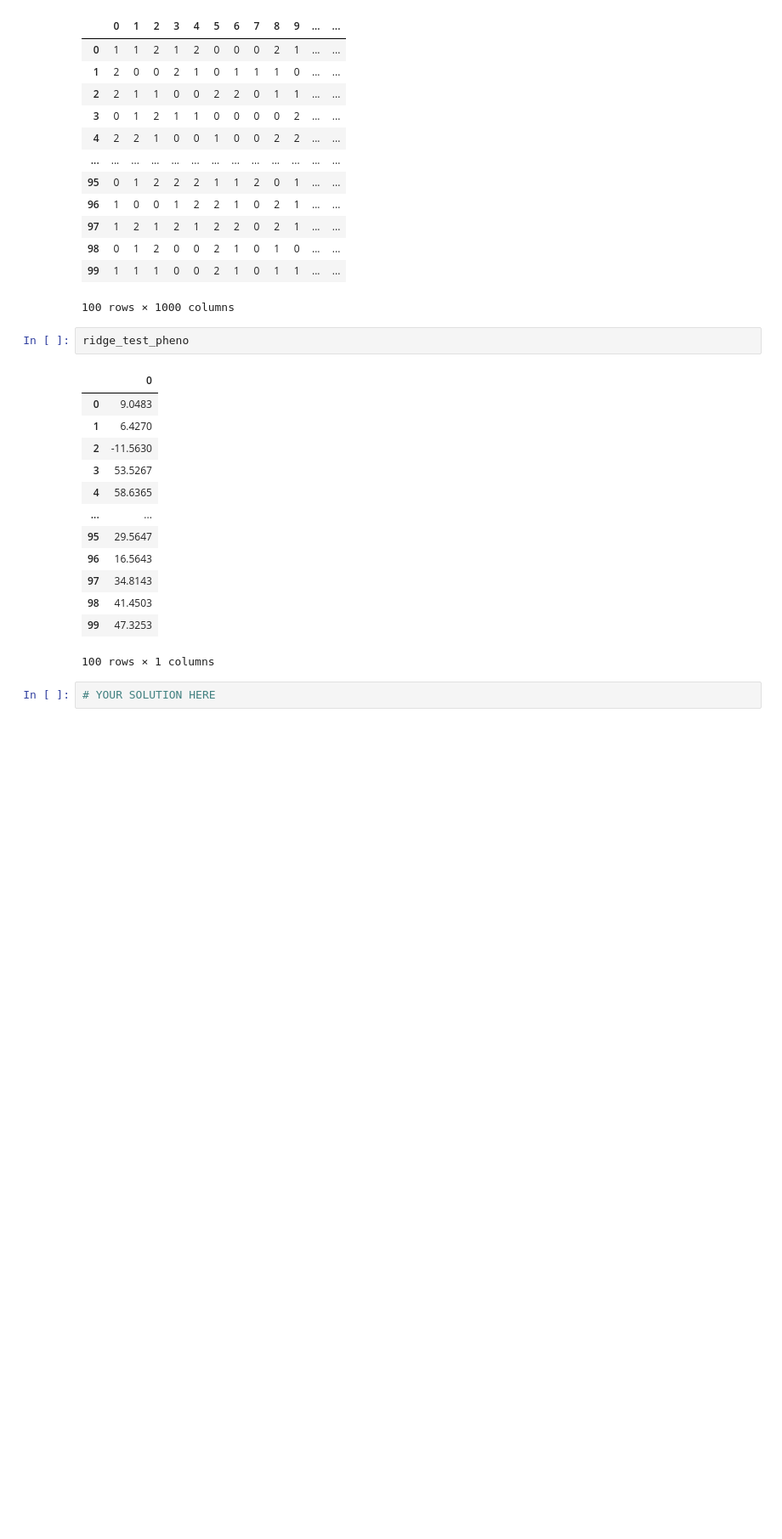
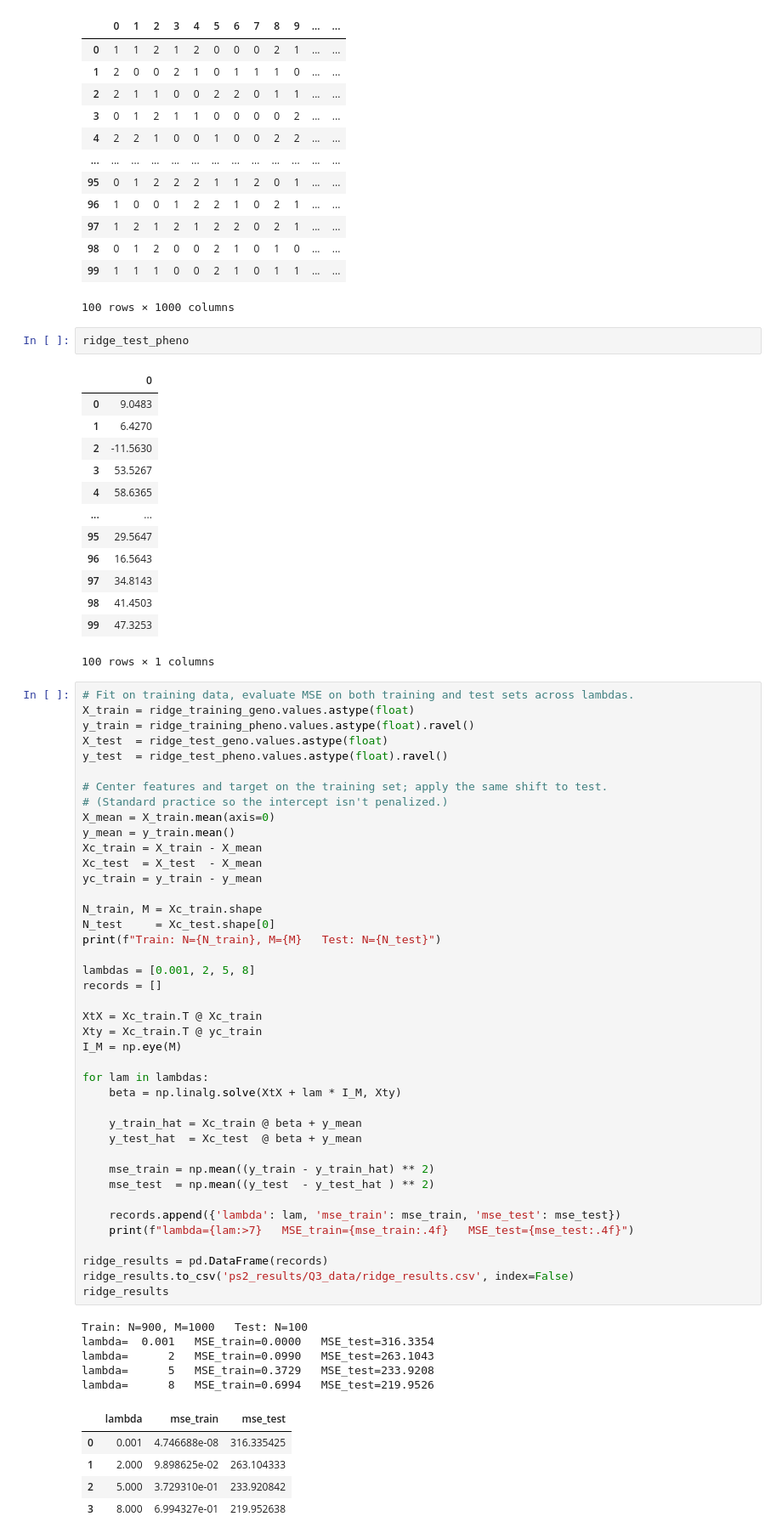
Before and after one commit to Mike-Mans/ps2, a Jupyter notebook: CS_C124_PS2_Template.ipynb, the cells around one changed output. Shown at 85% size. Saved outputs shown, nothing was run; the diff lists cells and outputs as text; blank space fills up the shorter version.

```diff
--- a/CS_C124_PS2_Template.ipynb
+++ b/CS_C124_PS2_Template.ipynb
@@ -320,5 +320,55 @@ ridge_test_pheno
 | 98 | 41.4503 |
 | 99 | 47.3253 |
 100 rows × 1 columns
-# %%
-# YOUR SOLUTION HERE
+# %%
+# Fit on training data, evaluate MSE on both training and test sets across lambdas.
+X_train = ridge_training_geno.values.astype(float)
+y_train = ridge_training_pheno.values.astype(float).ravel()
+X_test  = ridge_test_geno.values.astype(float)
+y_test  = ridge_test_pheno.values.astype(float).ravel()
+
+# Center features and target on the training set; apply the same shift to test.
+# (Standard practice so the intercept isn't penalized.)
+X_mean = X_train.mean(axis=0)
+y_mean = y_train.mean()
+Xc_train = X_train - X_mean
+Xc_test  = X_test  - X_mean
+yc_train = y_train - y_mean
+
+N_train, M = Xc_train.shape
+N_test     = Xc_test.shape[0]
+print(f"Train: N={N_train}, M={M}   Test: N={N_test}")
+
+lambdas = [0.001, 2, 5, 8]
+records = []
+
+XtX = Xc_train.T @ Xc_train
+Xty = Xc_train.T @ yc_train
+I_M = np.eye(M)
+
+for lam in lambdas:
+    beta = np.linalg.solve(XtX + lam * I_M, Xty)
+
+    y_train_hat = Xc_train @ beta + y_mean
+    y_test_hat  = Xc_test  @ beta + y_mean
+
+    mse_train = np.mean((y_train - y_train_hat) ** 2)
+    mse_test  = np.mean((y_test  - y_test_hat ) ** 2)
+
+    records.append({'lambda': lam, 'mse_train': mse_train, 'mse_test': mse_test})
+    print(f"lambda={lam:>7}   MSE_train={mse_train:.4f}   MSE_test={mse_test:.4f}")
+
+ridge_results = pd.DataFrame(records)
+ridge_results.to_csv('ps2_results/Q3_data/ridge_results.csv', index=False)
+ridge_results
+# %% [output]
+Train: N=900, M=1000   Test: N=100
+lambda=  0.001   MSE_train=0.0000   MSE_test=316.3354
+lambda=      2   MSE_train=0.0990   MSE_test=263.1043
+lambda=      5   MSE_train=0.3729   MSE_test=233.9208
+lambda=      8   MSE_train=0.6994   MSE_test=219.9526
+|  | lambda | mse_train | mse_test |
+| 0 | 0.001 | 4.746688e-08 | 316.335425 |
+| 1 | 2.000 | 9.898625e-02 | 263.104333 |
+| 2 | 5.000 | 3.729310e-01 | 233.920842 |
+| 3 | 8.000 | 6.994327e-01 | 219.952638 |
```
Also changed, not shown: parts of 1 cell of this notebook, 2 other files.
